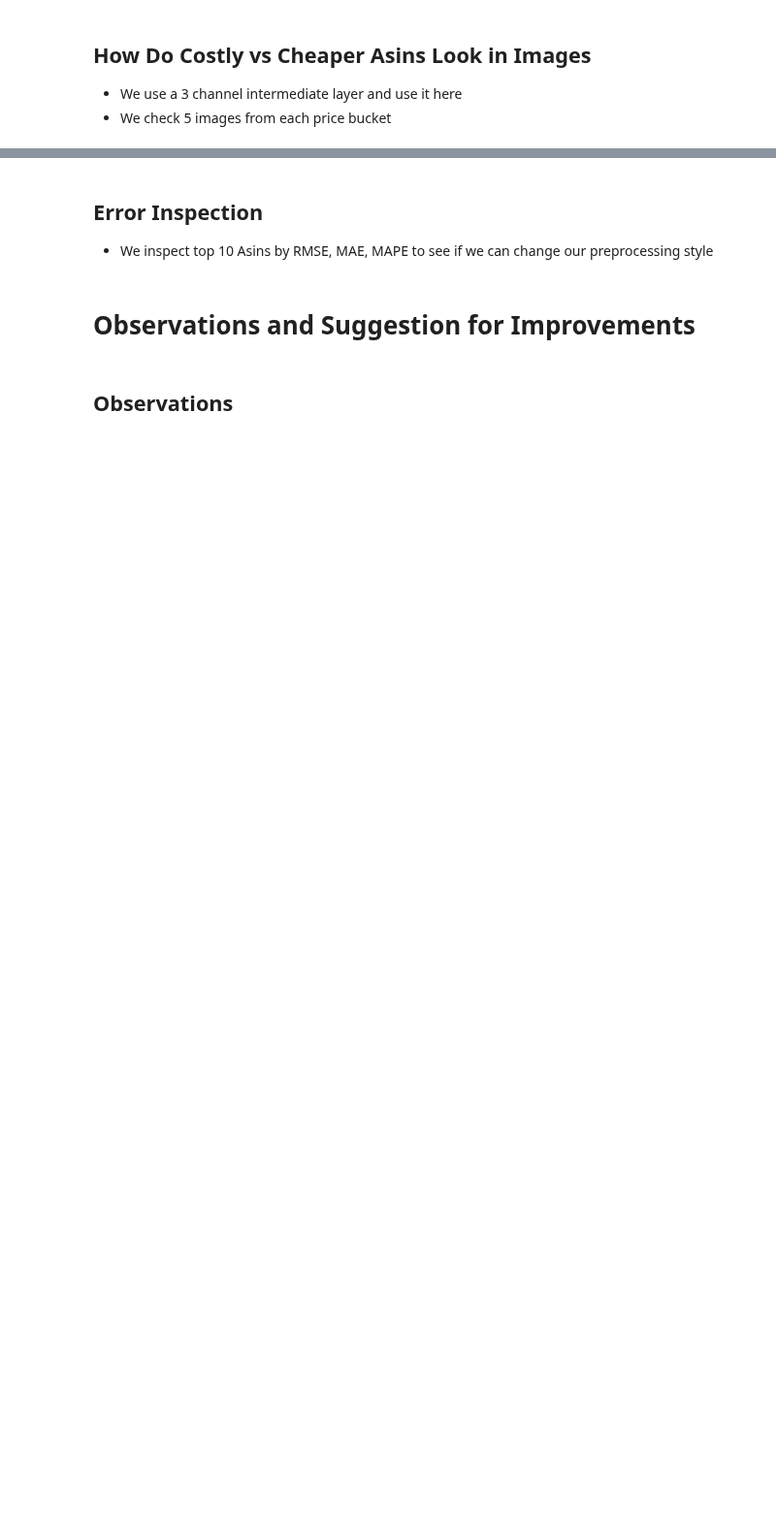
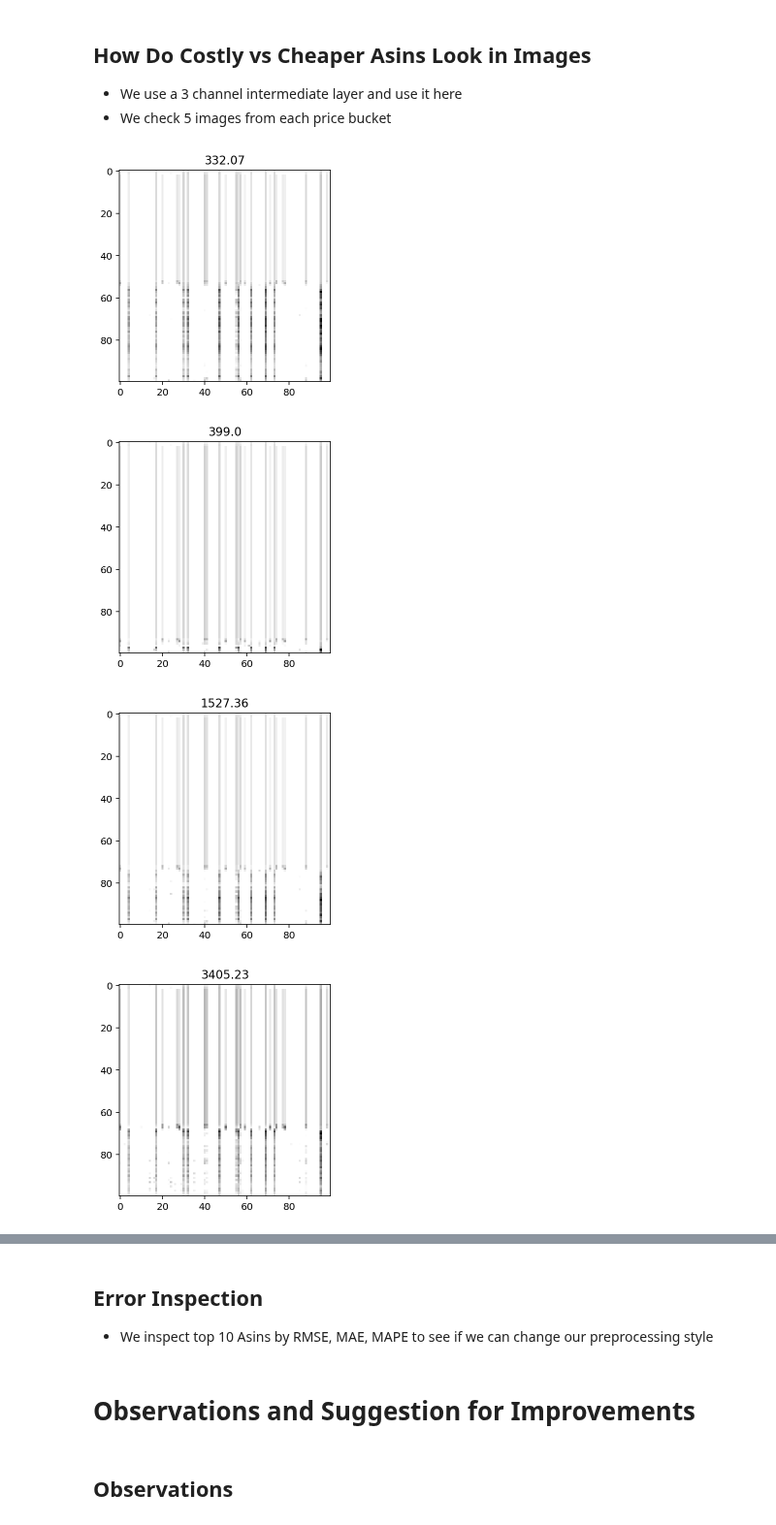
Before and after one commit to faizanahemad/ML_hackathon_2019, a Jupyter notebook: Price-Prediction-Main.ipynb, the cells around one changed output, grey strips where cells are left out. Shown at 97% size. Drawn from its saved outputs; the diff is of its cells as text; code cells hidden in the pictures; blank space fills up the shorter version.

```diff
--- a/Price-Prediction-Main.ipynb
+++ b/Price-Prediction-Main.ipynb
@@ -138,22 +200,20 @@ df_results.to_csv("baseline.csv",index=False)
 df_train_ft = preprocess_for_fasttext_cmd(df_train.copy(),jobs=32)
 df_test_ft = preprocess_for_fasttext_cmd(df_test.copy(),jobs=32)
 
-df_train['RPRICE'] = np.ceil(np.sqrt(df_train['PRICE']))
-df_train['label'] = '__label__'
-df_train['label'] = df_train['label'] + df_train['RPRICE'].astype(str)
+df_train_ft['RPRICE'] = np.ceil(np.cbrt(df_train['PRICE']))
+df_train_ft['label'] = '__label__'
+df_train_ft['label'] = df_train_ft['label'] + df_train_ft['RPRICE'].astype(str)
 
-df_train['text'] = df_train['label']
-df_train['text'] = df_train['text'] + " "
-df_train['text'] = df_train['text'] + df_train['char']
+df_train_ft['text'] = df_train_ft['label']
+df_train_ft['text'] = df_train_ft['text'] + " "
+df_train_ft['text'] = df_train_ft['text'] + df_train_ft['char']
 
-df_train[df_train['RPRICE']>=80][["text","price"]].sample(10)
-df_test['text'] = df_test['char']
-
-train,test = train_test_split(df_train[['text']],test_size=0.2, random_state=42)
+df_test_ft['text'] = df_test_ft['char']
+train,test = train_test_split(df_train_ft[['text','PRICE']],test_size=0.2, random_state=42)
 train[['text']].to_csv("fastText-0.2.0/train-1.txt",header=False,index=False)
 test[['text']].to_csv("fastText-0.2.0/train-2.txt",header=False,index=False)
 
-df_train[['text']].to_csv("fastText-0.2.0/train.txt",header=False,index=False)
-df_test[['text']].to_csv("fastText-0.2.0/test.txt",header=False,index=False)
+df_train_ft[['text']].to_csv("fastText-0.2.0/train.txt",header=False,index=False)
+df_test_ft[['text']].to_csv("fastText-0.2.0/test.txt",header=False,index=False)
 
 !head -n2 fastText-0.2.0/train.txt
@@ -198,3 +413,13 @@ Full Data shape is `(#Num examples, 50, #Word_Per_Row)`
+# %%
+from keras.models import load_model
+model.save('model.h5')
+model = load_model('model.h5')
+
+visualizer.save('visualizer.h5')
+visualizer = load_model('visualizer.h5')
+
+embedder.save('embedder.h5')
+embedder = load_model('embedder.h5')
 # %% [markdown]
 ## Other Models
 
@@ -221,3 +456,16 @@ Full Data shape is `(#Num examples, 50, #Word_Per_Row)`
 
 - We use a 3 channel intermediate layer and use it here
 - We check 5 images from each price bucket
+# %%
+for i in range(10):
+    idx = np.random.randint(0,len(x_test))
+    vl = visualizer.predict([x_test[idx:idx+1]])
+    _ = plt.figure();
+    _ = plt.title(y_test[idx:idx+1][0]);
+    _ = plt.imshow(vl[0],cmap="gray_r");
+    _ = plt.show();
+# %% [output]
+[figure, added]
+[figure, added]
+[figure, added]
+[figure, added]
```
Also changed, not shown: parts of 31 cells of this notebook, 1 other file.
